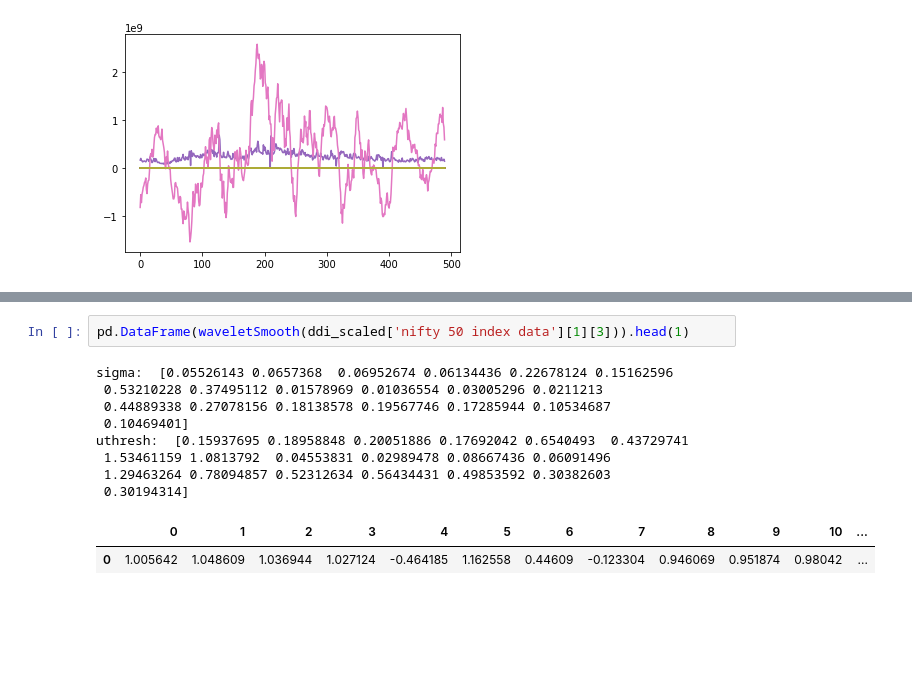
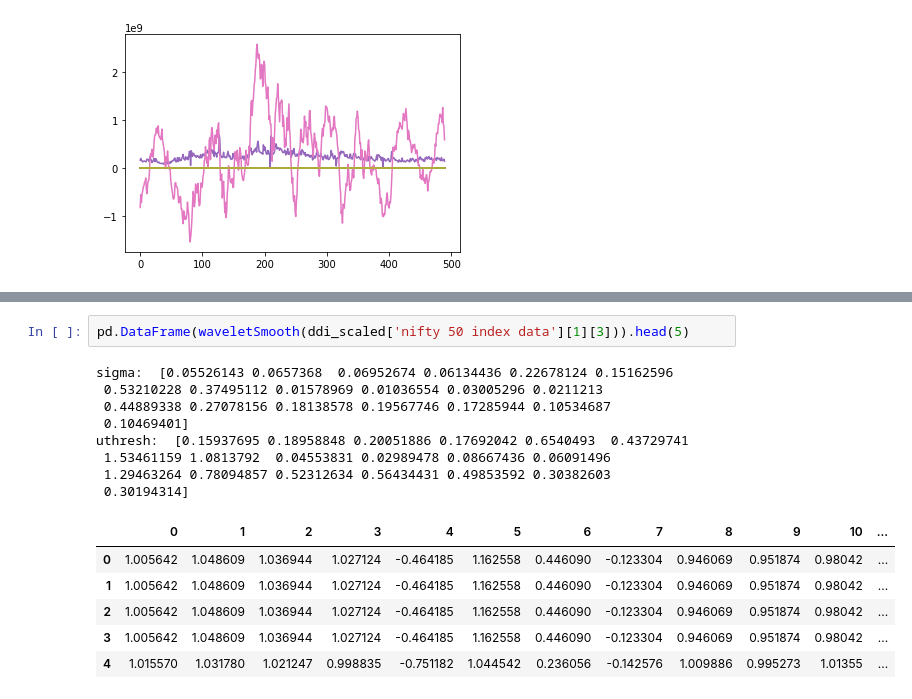
Before and after one commit to timothyyu/wsae-lstm, a Jupyter notebook: notebooks/4b - sigma uthreshold exploration for wavelet save.ipynb, the cells around one changed output, grey strips where cells are left out. Cells and saved outputs as stored; diff of their text form; blank space fills up the shorter version.

```diff
--- a/notebooks/4b - sigma uthreshold exploration for wavelet save.ipynb
+++ b/notebooks/4b - sigma uthreshold exploration for wavelet save.ipynb
@@ -97,13 +105,17 @@ uthresh:  [0.09416314 0.08664319 0.07353517 0.06576805 0.63240886 0.13690483
 # %%
-pd.DataFrame(waveletSmooth(ddi_scaled['nifty 50 index data'][1][3])).head(1)
+pd.DataFrame(waveletSmooth(ddi_scaled['nifty 50 index data'][1][3])).head(5)
 # %% [output]
 sigma:  [0.05526143 0.0657368  0.06952674 0.06134436 0.22678124 0.15162596
  0.53210228 0.37495112 0.01578969 0.01036554 0.03005296 0.0211213
  0.44889338 0.27078156 0.18138578 0.19567746 0.17285944 0.10534687
  0.10469401]
 uthresh:  [0.15937695 0.18958848 0.20051886 0.17692042 0.6540493  0.43729741
  1.53461159 1.0813792  0.04553831 0.02989478 0.08667436 0.06091496
  1.29463264 0.78094857 0.52312634 0.56434431 0.49853592 0.30382603
  0.30194314]
 |  | 0 | 1 | 2 | 3 | 4 | 5 | 6 | 7 | 8 | 9 | 10 | ... |
-| 0 | 1.005642 | 1.048609 | 1.036944 | 1.027124 | -0.464185 | 1.162558 | 0.44609 | -0.123304 | 0.946069 | 0.951874 | 0.98042 | ... |
+| 0 | 1.005642 | 1.048609 | 1.036944 | 1.027124 | -0.464185 | 1.162558 | 0.446090 | -0.123304 | 0.946069 | 0.951874 | 0.98042 | ... |
+| 1 | 1.005642 | 1.048609 | 1.036944 | 1.027124 | -0.464185 | 1.162558 | 0.446090 | -0.123304 | 0.946069 | 0.951874 | 0.98042 | ... |
+| 2 | 1.005642 | 1.048609 | 1.036944 | 1.027124 | -0.464185 | 1.162558 | 0.446090 | -0.123304 | 0.946069 | 0.951874 | 0.98042 | ... |
+| 3 | 1.005642 | 1.048609 | 1.036944 | 1.027124 | -0.464185 | 1.162558 | 0.446090 | -0.123304 | 0.946069 | 0.951874 | 0.98042 | ... |
+| 4 | 1.015570 | 1.031780 | 1.021247 | 0.998835 | -0.751182 | 1.044542 | 0.236056 | -0.142576 | 1.009886 | 0.995273 | 1.01355 | ... |
```
Also changed, not shown: parts of 2 cells of this notebook, 11 other files.
